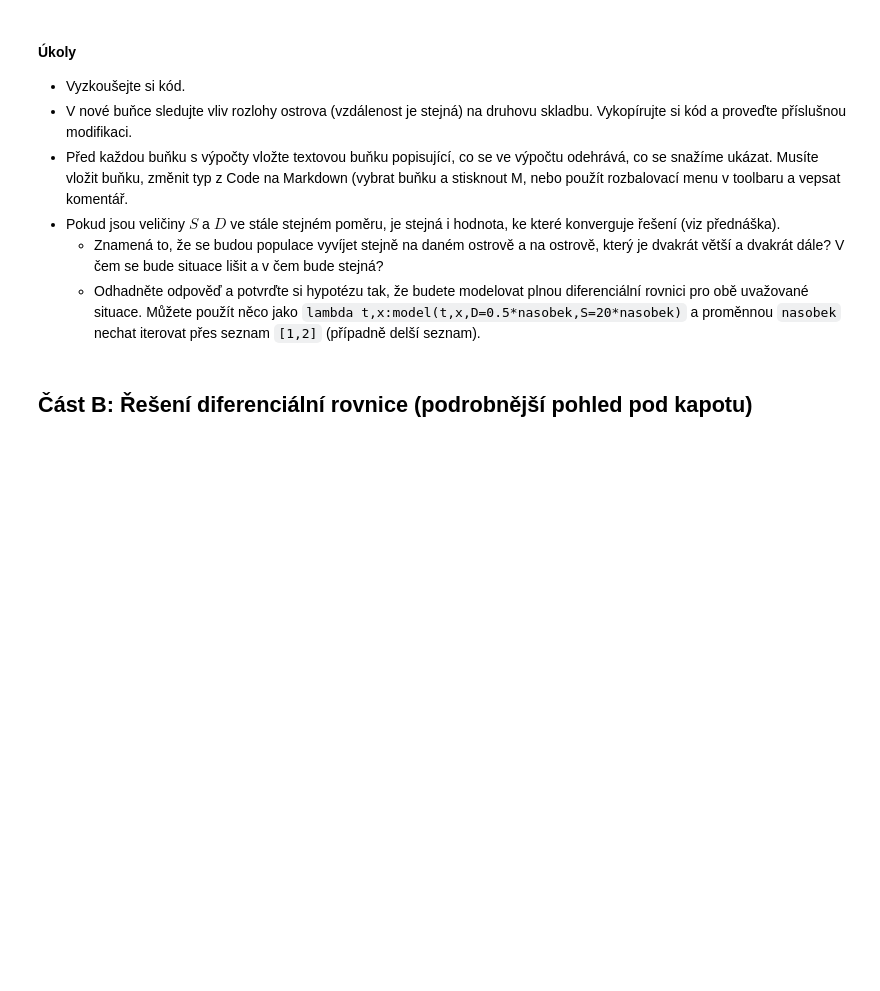
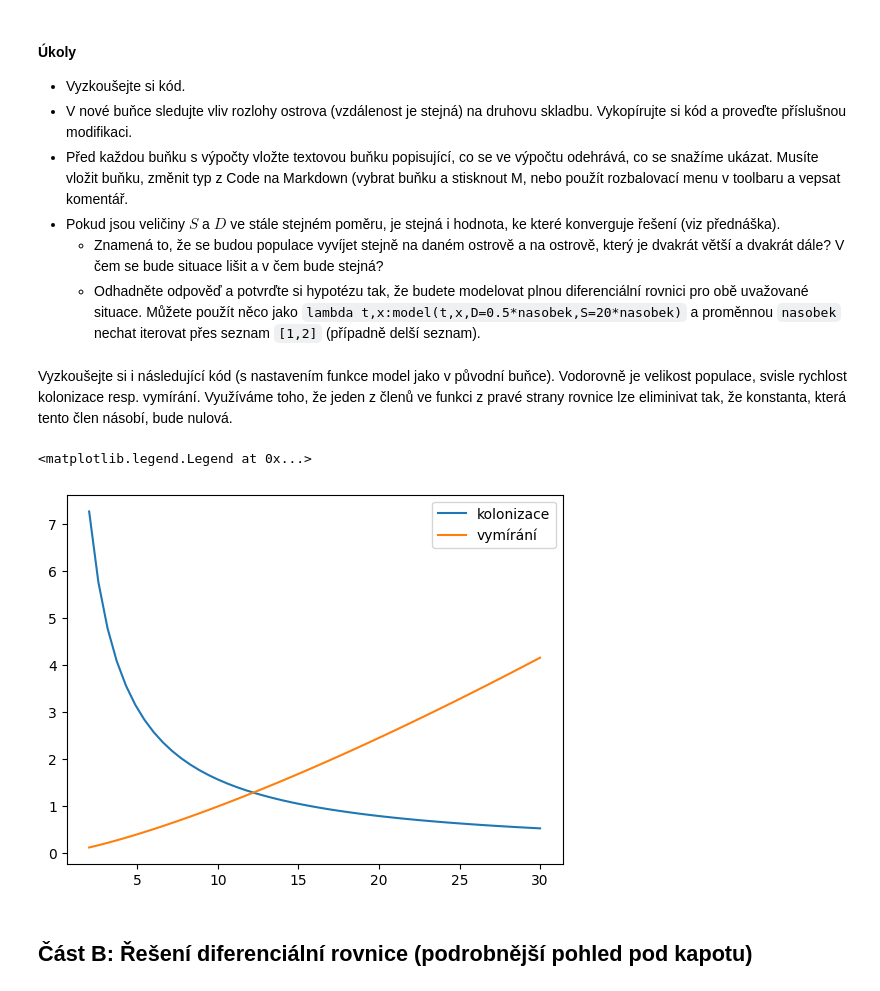
Before and after one commit to robert-marik/dmp, a Jupyter notebook: cviceni/cviceni_03.ipynb, the cells around one changed output. Saved outputs shown, nothing was run; the diff lists cells and outputs as text; code cells hidden in the pictures; blank space fills up the shorter version.

```diff
--- a/cviceni/cviceni_03.ipynb
+++ b/cviceni/cviceni_03.ipynb
@@ -164,6 +173,20 @@ plt.legend(title="Vzdálenost ostrova");
   odpověď a potvrďte si  hypotézu tak, že budete modelovat plnou
   diferenciální rovnici pro obě uvažované situace. Můžete použít něco jako
   `lambda t,x:model(t,x,D=0.5*nasobek,S=20*nasobek)` a proměnnou `nasobek` nechat iterovat přes seznam `[1,2]` (případně delší seznam).
+# %% [markdown]
+Vyzkoušejte si i následující kód (s nastavením funkce model jako v původní buňce). Vodorovně je velikost populace, svisle rychlost kolonizace resp. vymírání. Využíváme toho, že jeden z členů ve funkci z pravé strany rovnice lze eliminivat tak, že konstanta, která tento člen násobí, bude nulová.
+# %%
+def model(t, N, a=1, b=8, beta=0.2, D=0.5, k=1.3, S=20):
+    kolonizace = b/(D*(N+beta))
+    vymirani = a*N**k/S
+    return  kolonizace - vymirani
+
+N = np.linspace(2,30)
+plt.plot(N,model(0,N,a=0),N,-model(0,N,b=0))
+plt.legend(['kolonizace','vymírání'])
+# %% [output]
+<matplotlib.legend.Legend at 0x...>
+[figure, added]
 # %% [markdown]
 ## Část B: Řešení diferenciální rovnice (podrobnější pohled pod kapotu)
 # %% [markdown]
```
Also changed, not shown: parts of 4 cells of this notebook, 5 other files.
